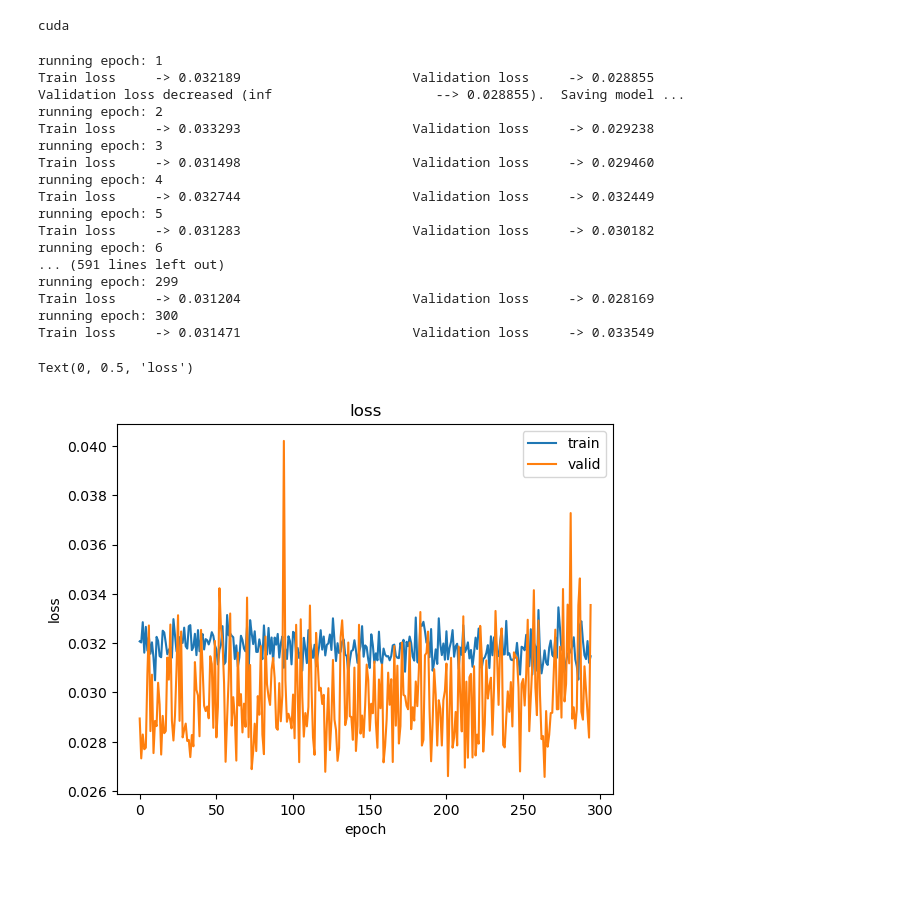
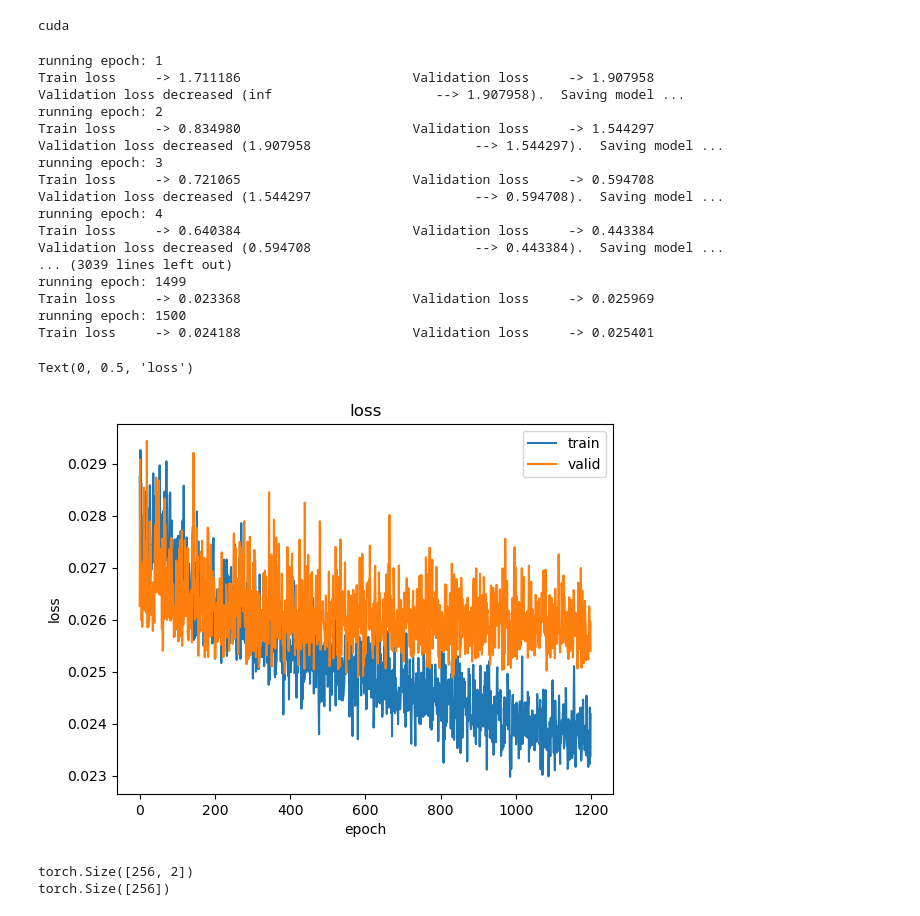
Before and after one commit to Royyang1203/School_work, a Jupyter notebook: S6/DL/hw1_function-approximation/410921208_HW1.ipynb, the cells around one changed output. Saved outputs shown, nothing was run; the diff lists cells and outputs as text; code cells hidden in the pictures; blank space fills up the shorter version.

Commit message:
data visualization

```diff
--- a/S6/DL/hw1_function-approximation/410921208_HW1.ipynb
+++ b/S6/DL/hw1_function-approximation/410921208_HW1.ipynb
@@ -102,28 +107,0 @@ dataloaders = {x: DataLoader(y, batch_size=batch_size, shuffle=z)
-# %%
-class DeepModelWithBN(nn.Module):
-    def __init__(
-            self,
-            layer_sizes):
-        super().__init__()
-
-        self.layers = nn.ModuleList()
-
-        for i in range(len(layer_sizes) - 1):
-            layer = nn.Linear(layer_sizes[i], layer_sizes[i + 1]).to(dtype)
-            nn.init.xavier_uniform_(layer.weight)  # 使用Xavier初始化
-            self.layers.append(layer)
-
-            if i != len(layer_sizes) - 2:  # 不在最后一个线性层后使用批量归一化
-                bn = nn.BatchNorm1d(layer_sizes[i + 1]).to(dtype)
-                self.layers.append(bn)
-
-        self.activation = nn.LeakyReLU()
-
-    def forward(self, x):
-        for i, layer in enumerate(self.layers[:-1]):
-            x = layer(x)
-            if isinstance(layer, nn.Linear):  # 只在线性层后使用激活函数
-                x = self.activation(x)
-
-        x = self.layers[-1](x)  # 最后一层不使用激活函数
-        return x
@@ -142,13 +108,13 @@ class EasyModel(nn.Module):
 # %%
 model_name = 'DeepModelWithBN'
-model_args = [[2, 128, 128, 1]]
+model_args = [[2, 32, 128, 128, 32, 1]]
 
 
 model = DeepModelWithBN(*model_args)
 # model = EasyModel()
 optimizer = torch.optim.Adam(model.parameters(), lr=LR, eps=EPS)
 # optimizer = torch.optim.SGD(model.parameters(), lr=LR)
-# lr_scheduler = torch.optim.lr_scheduler.StepLR(optimizer, step_size=LR_STEP, gamma=LR_GAMMA)
+lr_scheduler = torch.optim.lr_scheduler.StepLR(optimizer, step_size=LR_STEP, gamma=LR_GAMMA)
 criterion = nn.MSELoss()
 # criterion = nn.L1Loss()
 # criterion = nn.SmoothL1Loss()
@@ -289,22 +255,22 @@ def train(ckpt,
 # %%
 ckpt['model_state_dict'] = torch.load(str(Path(fr"./runs/exp") / Path('last.pth')))['model_state_dict']
 # %%
-ckpt = train(ckpt, save_dir, model, dataloaders, optimizer, num_epochs=epoch_num, device=device)
+ckpt = train(ckpt, save_dir, model, dataloaders, optimizer, num_epochs=1500, device=device)
 # %% [output]
 running epoch: 1
-Train loss     -> 0.032189                      Validation loss     -> 0.028855
-Validation loss decreased (inf                     --> 0.028855).  Saving model ...
+Train loss     -> 1.711186                      Validation loss     -> 1.907958
+Validation loss decreased (inf                     --> 1.907958).  Saving model ...
 running epoch: 2
-Train loss     -> 0.033293                      Validation loss     -> 0.029238
+Train loss     -> 0.834980                      Validation loss     -> 1.544297
+Validation loss decreased (1.907958                     --> 1.544297).  Saving model ...
 running epoch: 3
-Train loss     -> 0.031498                      Validation loss     -> 0.029460
+Train loss     -> 0.721065                      Validation loss     -> 0.594708
+Validation loss decreased (1.544297                     --> 0.594708).  Saving model ...
 running epoch: 4
-Train loss     -> 0.032744                      Validation loss     -> 0.032449
-running epoch: 5
-Train loss     -> 0.031283                      Validation loss     -> 0.030182
-running epoch: 6
-... (591 lines left out)
-running epoch: 299
-Train loss     -> 0.031204                      Validation loss     -> 0.028169
-running epoch: 300
-Train loss     -> 0.031471                      Validation loss     -> 0.033549
+Train loss     -> 0.640384                      Validation loss     -> 0.443384
+Validation loss decreased (0.594708                     --> 0.443384).  Saving model ...
+... (3039 lines left out)
+running epoch: 1499
+Train loss     -> 0.023368                      Validation loss     -> 0.025969
+running epoch: 1500
+Train loss     -> 0.024188                      Validation loss     -> 0.025401
@@ -311,11 +359,22 @@ Train loss     -> 0.031471                      Validation loss     -> 0.033549
 # %%
 # loss
-plt.plot(ckpt['history']['train_loss'][5:],label='train')
-plt.plot(ckpt['history']['valid_loss'][5:],label='valid')
+plt.plot(ckpt['history']['train_loss'][300:],label='train')
+plt.plot(ckpt['history']['valid_loss'][300:],label='valid')
 plt.legend()
+# plt.xlim(50,)
+# plt.ylim(0,0.1)
 plt.title('loss')
 plt.xlabel('epoch')
 plt.ylabel('loss')
 # %% [output]
 Text(0, 0.5, 'loss')
-[figure, old version]
+[figure, new version]
+# %%
+k = iter(dataloaders['train'])
+x, y = next(k)
+
+print(x.shape)
+print(y.shape)
+# %% [output]
+torch.Size([256, 2])
+torch.Size([256])
```
Also changed, not shown: parts of 14 cells of this notebook.
